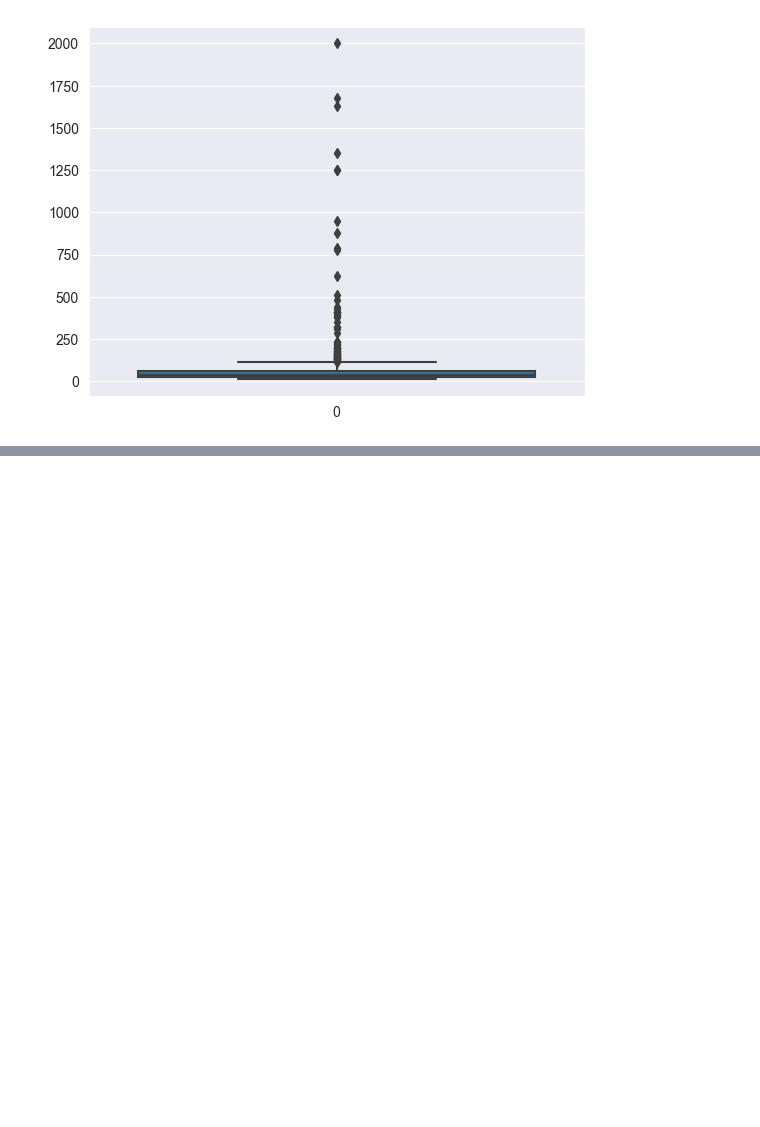
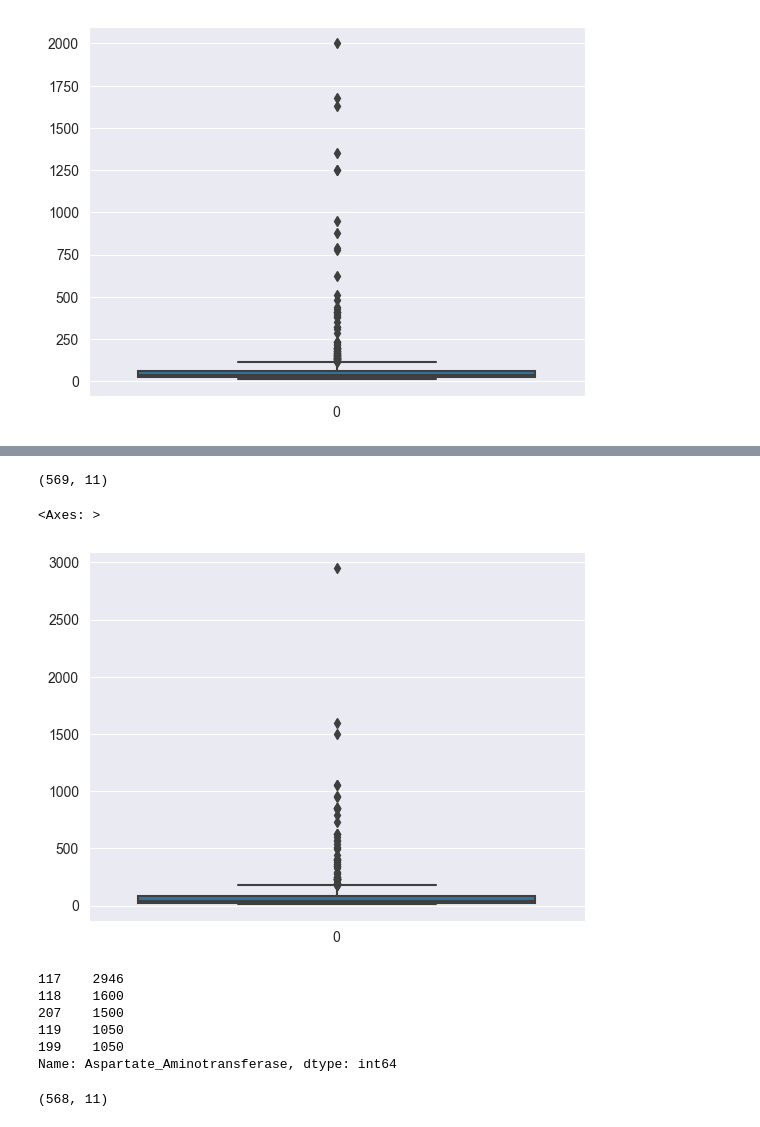
Before and after one commit to alyssonmontovanelli/formacao_dataScience_DSA, a Jupyter notebook: 01_bigData_RealTime_Python_Spark/cap09_Machine_Learning/Mini_Projeto.ipynb, the cells around one changed output, grey strips where cells are left out. Saved outputs shown, nothing was run; the diff lists cells and outputs as text; code cells hidden in the pictures; blank space fills up the shorter version.

```diff
--- a/01_bigData_RealTime_Python_Spark/cap09_Machine_Learning/Mini_Projeto.ipynb
+++ b/01_bigData_RealTime_Python_Spark/cap09_Machine_Learning/Mini_Projeto.ipynb
@@ -359,0 +389,26 @@ sns.boxplot(dados.Alamine_Aminotransferase)
+# %%
+# Removendo valores outliers com condicional
+dados = dados[dados.Aspartate_Aminotransferase <= 3000]
+dados.shape
+# %% [output]
+(569, 11)
+# %%
+sns.boxplot(dados.Aspartate_Aminotransferase)
+# %% [output]
+<Axes: >
+[figure, added]
+# %%
+dados.Aspartate_Aminotransferase.sort_values(ascending = False).head()
+# %% [output]
+117    2946
+118    1600
+207    1500
+119    1050
+199    1050
+Name: Aspartate_Aminotransferase, dtype: int64
+# %%
+# Realizando novo corte dos outliers
+dados = dados[dados.Aspartate_Aminotransferase <= 2500]
+dados.shape
+# %% [output]
+(568, 11)
```
Also changed, not shown: parts of 61 cells of this notebook, 2 other files.
